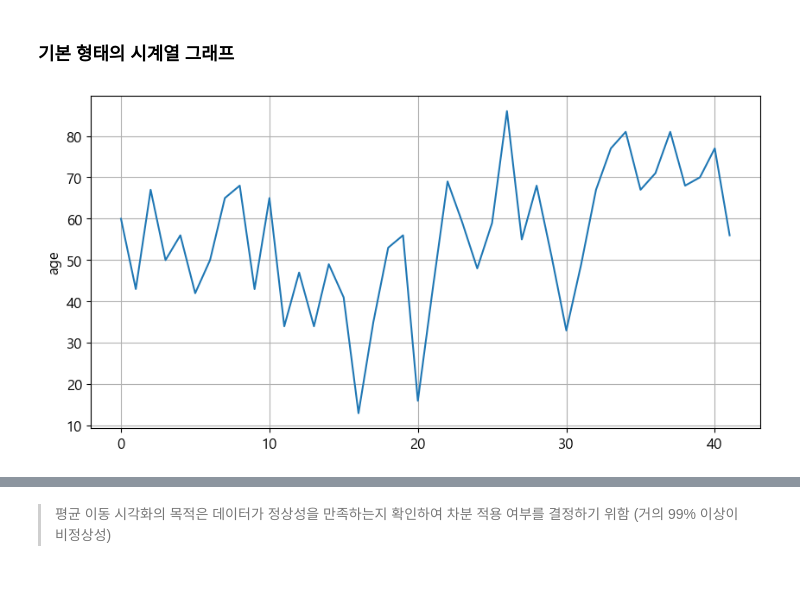
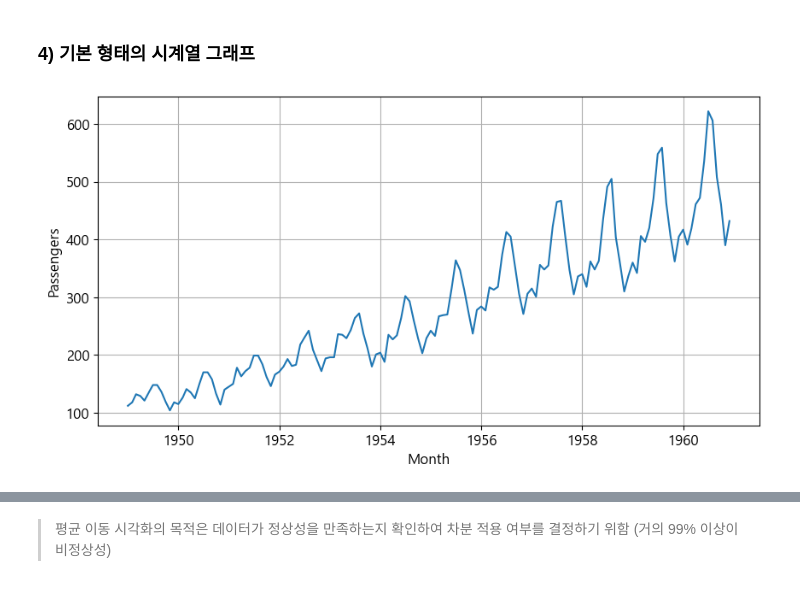
Before and after one commit to Jeeunun/Data_analysis_education_Closed, a Jupyter notebook: data_analysis/E.확증적_데이터_분석/06_시계열분석/02_시계열_데이터_확인.ipynb, the cells around one changed output, grey strips where cells are left out. Cells and saved outputs as stored; diff of their text form; code cells hidden in the pictures.

```diff
--- a/data_analysis/E.확증적_데이터_분석/06_시계열분석/02_시계열_데이터_확인.ipynb
+++ b/data_analysis/E.확증적_데이터_분석/06_시계열분석/02_시계열_데이터_확인.ipynb
@@ -18,4 +21,4 @@ import sys
 # %%
-df = read_excel("https://data.hossam.kr/E06/kings.xlsx")
+df = read_excel("https://data.hossam.kr/E06/air_passengers.xlsx", index_col='Month')
 df
 # %% [output]
@@ -62,10 +82,10 @@ df.describe()
 # %% [markdown]
-### 기본 형태의 시계열 그래프
+### 4)  기본 형태의 시계열 그래프
 # %%
 plt.figure()
-sb.lineplot(df, x=df.index, y='age')
+sb.lineplot(df, x=df.index, y='Passengers')
 plt.grid()
 plt.show()
 plt.close()
 # %% [output]
-[figure, old version]
+[figure, new version]
```
Also changed, not shown: parts of 30 cells of this notebook, 2 other files.
